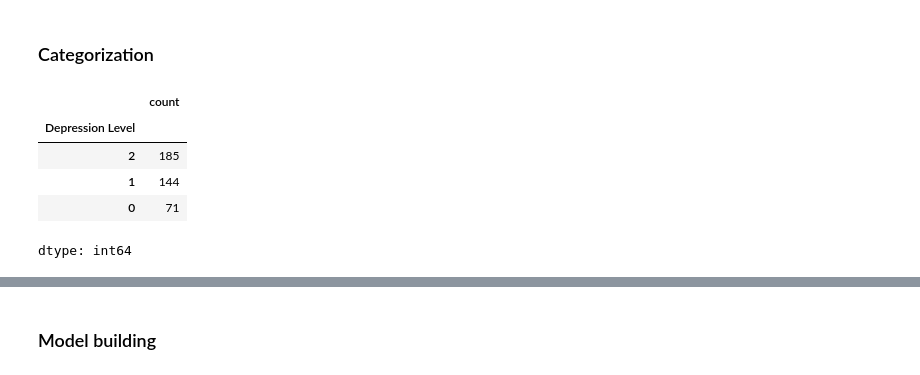
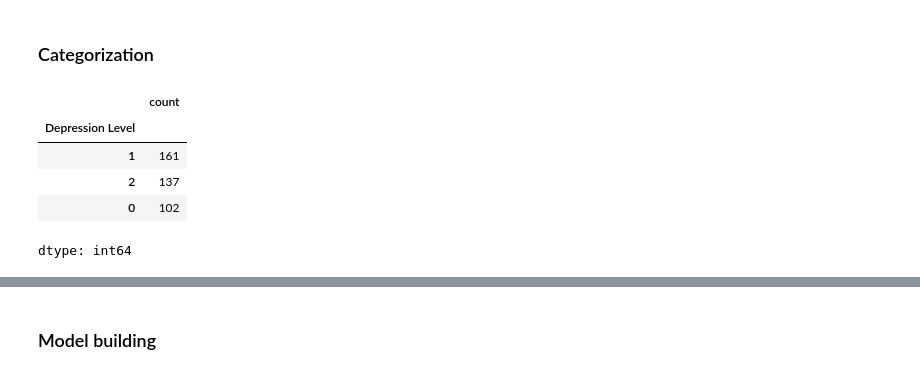
Before and after one commit to SLokesh1810/mental_health_detector, a Jupyter notebook: PHQ9_DepressionDetector.ipynb, the cells around one changed output, grey strips where cells are left out. Saved outputs shown, nothing was run; the diff lists cells and outputs as text; code cells hidden in the pictures.

```diff
--- a/PHQ9_DepressionDetector.ipynb
+++ b/PHQ9_DepressionDetector.ipynb
@@ -400,14 +311,0 @@ Precision :  0.9503360215053764
-# %%
-for i in range(3):  # Run 3 different splits
-    trainX, testX, trainY, testY = train_test_split(
-        X, y, stratify=y, test_size=0.2, random_state=42 + i
-    )
-
-    # Predict on test
-    pred = model.predict(testX)
-
-    print(f"\n🔄 Test Run {i+1}")
-    print("Accuracy:", accuracy_score(testY, pred))
-    print("Precision:", precision_score(testY, pred, average='weighted'))
-    print("Classification Report:")
-    print(classification_report(testY, pred))
@@ -449,7 +316,7 @@ colToRemoveForInstance = colToRemove
 colToRemoveForInstance.remove('PHQ-9 Total Score')
 df1 = df.drop(columns=colToRemoveForInstance)
 df1['Scores'] = df1.iloc[:, 1:-2].sum(axis=1)
-df1['ScoresAvg'] = df1.iloc[:, 1:-3].mean(axis=1)
+df1['ScoresAvg'] = df1.iloc[:, 1:4].mean(axis=1)
 
 df1
 # %% [output]
@@ -487,21 +354,21 @@ dtype: float64
 ### Categorization
 # %%
 conversion_map = {
-    **{i: 0 for i in range(0, 11)},      # 0–10 → 0 (Low)
-    **{i: 1 for i in range(11, 15)},     # 11–14 → 1 (Moderate)
-    **{i: 2 for i in range(15, 28)}      # 15–27 → 2 (High)
+    **{i: 0 for i in range(0,12)},      # 0–10 → 0 (Low)
+    **{i: 1 for i in range(12,16)},     # 11–14 → 1 (Moderate)
+    **{i: 2 for i in range(16,27)}      # 15–27 → 2 (High)
 }
 
 dataTotrain = df1.copy()
 
 dataTotrain['Depression Level'] = dataTotrain['PHQ-9 Total Score'].map(conversion_map)
 dataTotrain = dataTotrain.drop(columns='PHQ-9 Total Score')
 
 dataTotrain['Depression Level'].value_counts()
 # %% [output]
 |  | count |
 | Depression Level |  |
-| 2 | 185 |
-| 1 | 144 |
-| 0 | 71 |
+| 1 | 161 |
+| 2 | 137 |
+| 0 | 102 |
 dtype: int64
```
Also changed, not shown: parts of 17 cells of this notebook.
